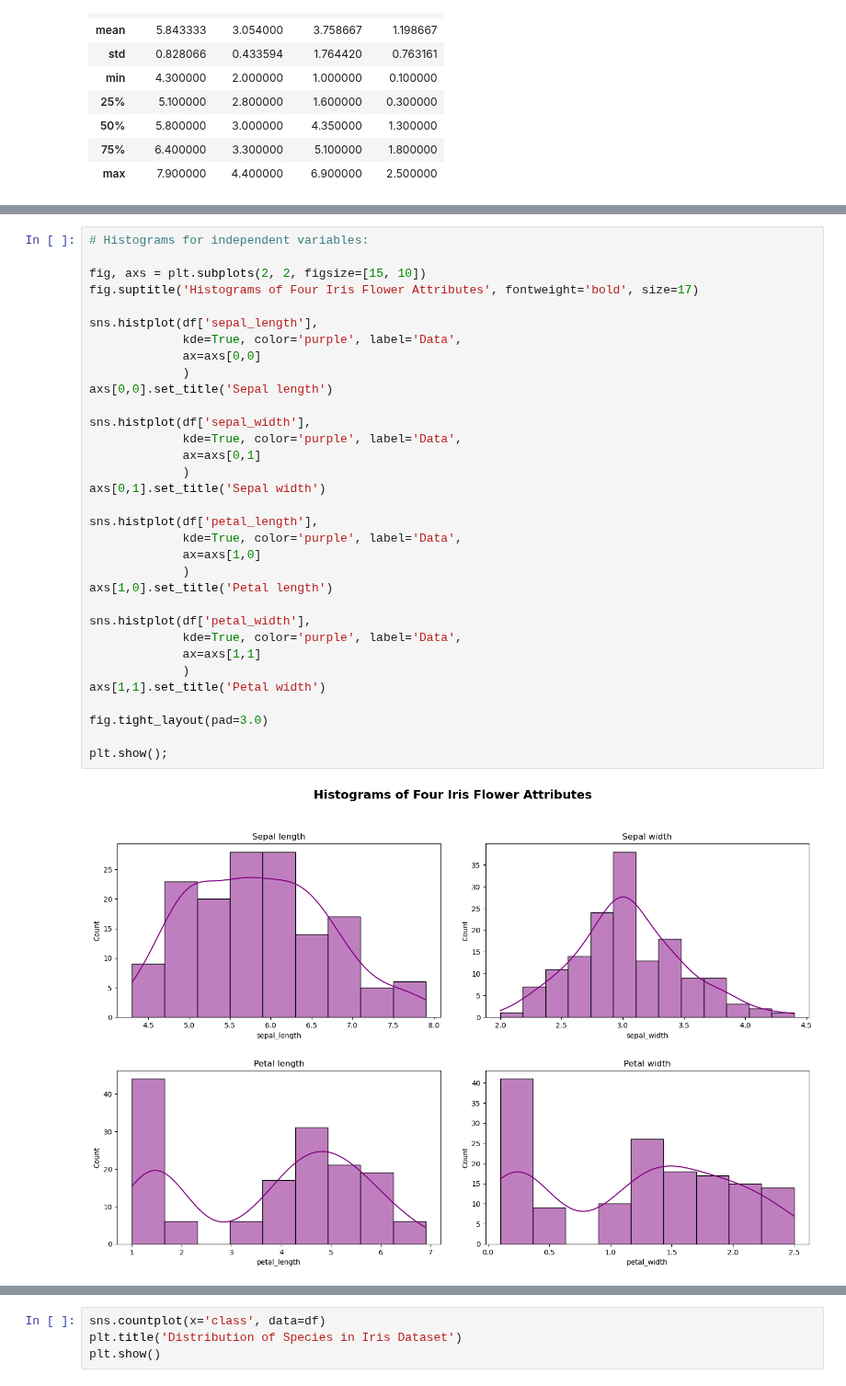
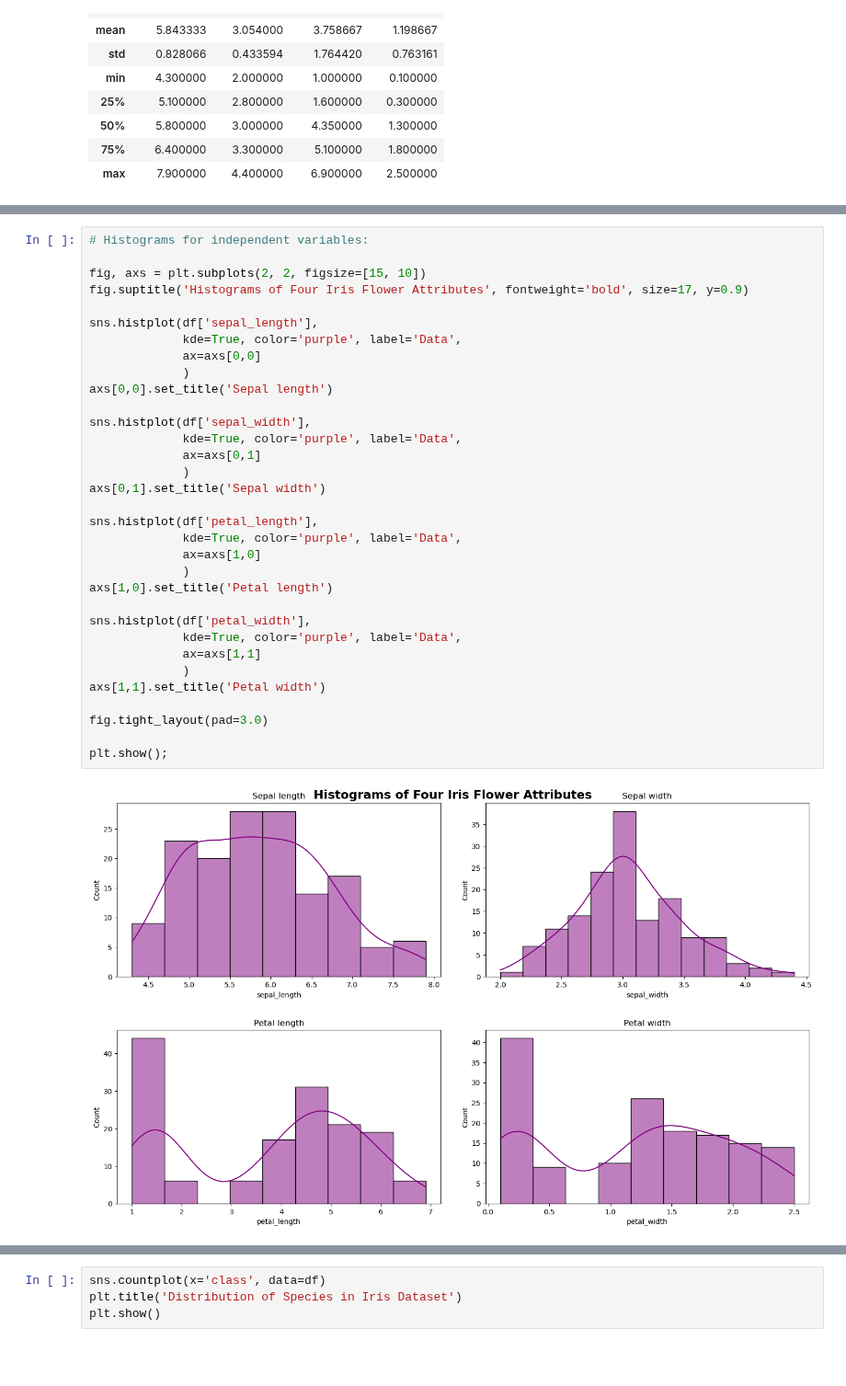
Before and after one commit to nurbujang/fundaw23, a Jupyter notebook: project.ipynb, the cells around one changed output, grey strips where cells are left out. Shown at 92% size. Saved outputs shown, nothing was run; the diff lists cells and outputs as text; blank space fills up the shorter version.

```diff
--- a/project.ipynb
+++ b/project.ipynb
@@ -184,34 +182,34 @@ To look at the distribution, matplotlib and seaborn were imported to visualise p
 # Histograms for independent variables:
 
 fig, axs = plt.subplots(2, 2, figsize=[15, 10])
-fig.suptitle('Histograms of Four Iris Flower Attributes', fontweight='bold', size=17)
+fig.suptitle('Histograms of Four Iris Flower Attributes', fontweight='bold', size=17, y=0.9)
 
 sns.histplot(df['sepal_length'],
              kde=True, color='purple', label='Data',
              ax=axs[0,0]
              )
 axs[0,0].set_title('Sepal length')
 
 sns.histplot(df['sepal_width'],
              kde=True, color='purple', label='Data',
              ax=axs[0,1]
              )
 axs[0,1].set_title('Sepal width')
 
 sns.histplot(df['petal_length'],
              kde=True, color='purple', label='Data',
              ax=axs[1,0]
              )
 axs[1,0].set_title('Petal length')
 
 sns.histplot(df['petal_width'],
              kde=True, color='purple', label='Data',
              ax=axs[1,1]
              )
 axs[1,1].set_title('Petal width')
 
 fig.tight_layout(pad=3.0)
 
 plt.show();
 # %% [output]
-[figure, old version]
+[figure, new version]
```
Also changed, not shown: parts of 13 cells of this notebook.
